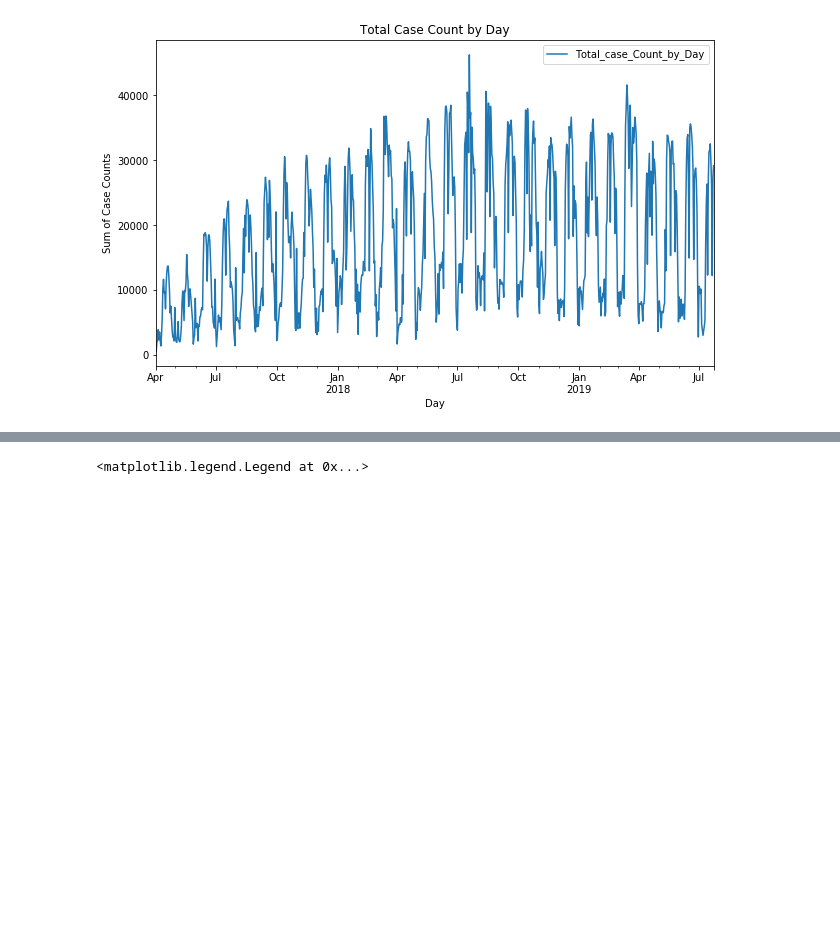
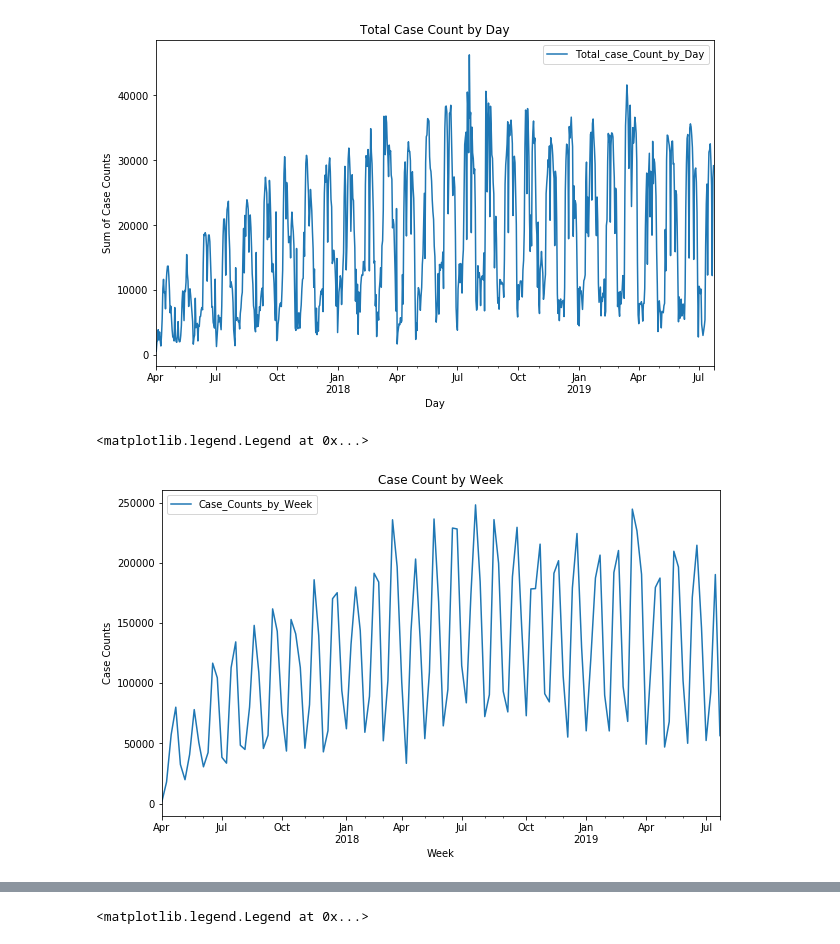
Before and after one commit to kulkarni-vishwanath/LTFS_DataScince_Finhack_2, a Jupyter notebook: LTFS_2.ipynb, the cells around one changed output, grey strips where cells are left out. Saved outputs shown, nothing was run; the diff lists cells and outputs as text; code cells hidden in the pictures; blank space fills up the shorter version.

```diff
--- a/LTFS.ipynb
+++ b/LTFS_2.ipynb
@@ -215,3 +212,13 @@ plt.legend(loc='best')
 # %% [output]
 <matplotlib.legend.Legend at 0x...>
 [figure]
+# %%
+train.set_index('application_date').resample('W')['case_count'].sum().plot(kind='line',figsize=(10,6),label='Case_Counts_by_Week')
+plt.title("Case Count by Week")
+plt.xlabel('Week')
+plt.ylabel("Case Counts")
+plt.legend(loc='best')
+# We can see increasing and decreasing trends here
+# %% [output]
+<matplotlib.legend.Legend at 0x...>
+[figure, added]
```
Also changed, not shown: parts of 45 cells of this notebook, 2 other files.
